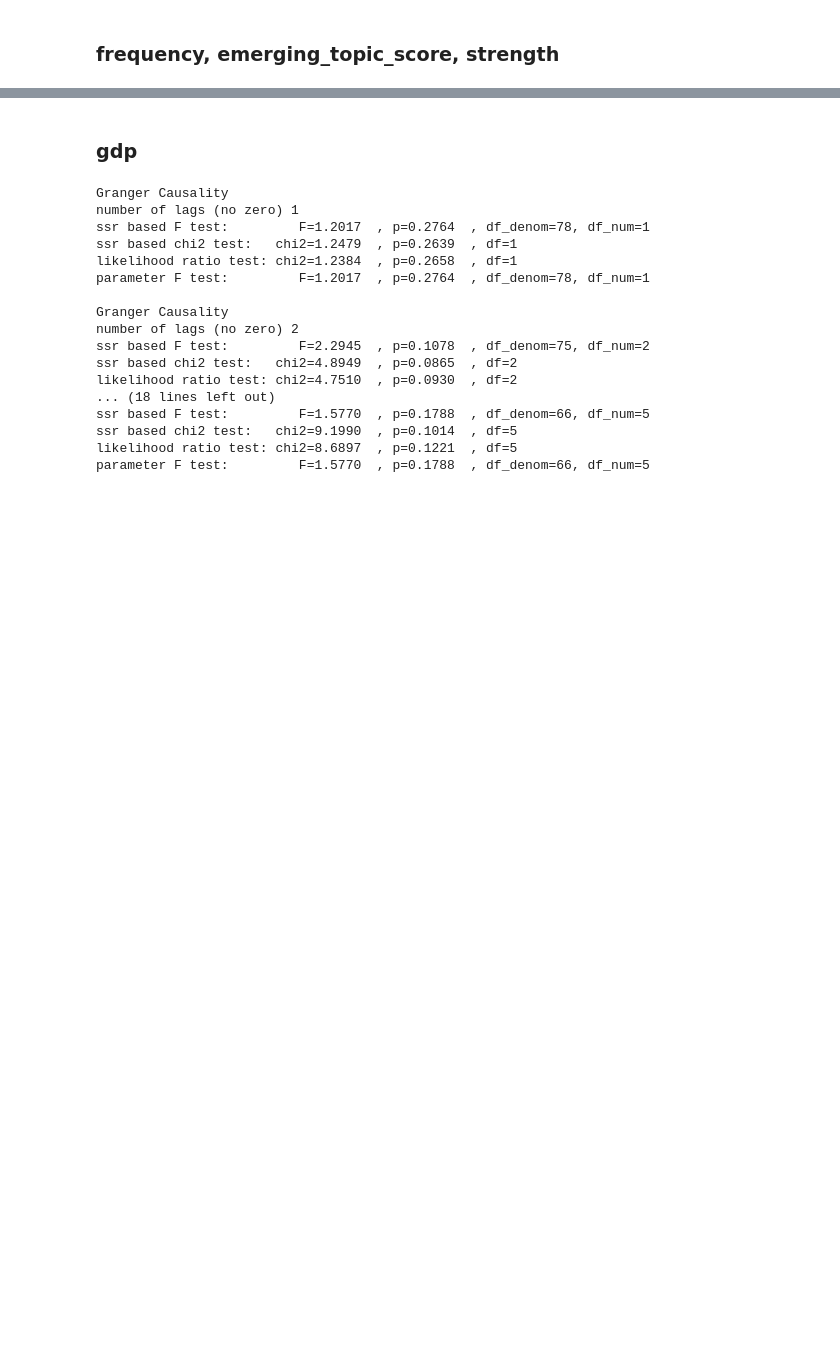
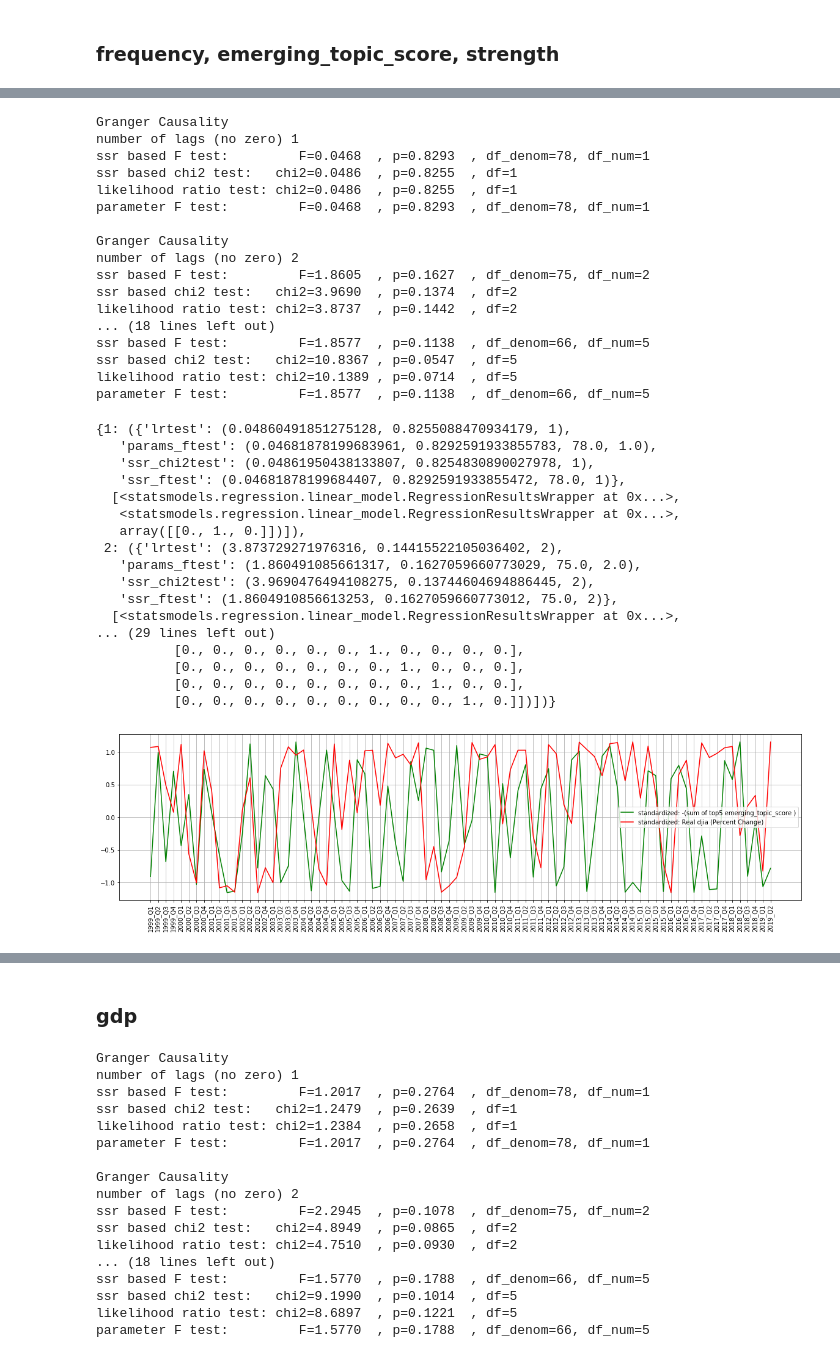
Before and after one commit to fagan2888/bis_speeches_text_bigram_frequency, a Jupyter notebook: source/check_granger_causality_Frequency_rolling_gdp_unemployment_interest-rate_ted.ipynb, the cells around one changed output, grey strips where cells are left out. Saved outputs shown, nothing was run; the diff lists cells and outputs as text; code cells hidden in the pictures; blank space fills up the shorter version.

```diff
--- a/source/check_granger_causality_Frequency_rolling_gdp_unemployment_interest-rate_ted.ipynb
+++ b/source/check_granger_causality_Frequency_rolling_gdp_unemployment_interest-rate_ted.ipynb
@@ -137,0 +171,45 @@ plt.rcParams["figure.figsize"] = (20,5)
+# %%
+index_name = 'djia'
+i = 'emerging_topic_score'
+x_ = proposed_data_x_dict[i][index_name]
+y_ = fred_data_y_dict[index_name]
+x_ticks_list = period_dict[index_name]
+x_label = 'standardized: -(sum of top5 ' + i +' )'
+y_label = 'standardized: Real '+ index_name +' (Percent Change)'
+show_plt_chart_rolling(x_, y_, x_ticks_list,rolling_window, x_label, y_label)
+# %% [output]
+Granger Causality
+number of lags (no zero) 1
+ssr based F test:         F=0.0468  , p=0.8293  , df_denom=78, df_num=1
+ssr based chi2 test:   chi2=0.0486  , p=0.8255  , df=1
+likelihood ratio test: chi2=0.0486  , p=0.8255  , df=1
+parameter F test:         F=0.0468  , p=0.8293  , df_denom=78, df_num=1
+
+Granger Causality
+number of lags (no zero) 2
+ssr based F test:         F=1.8605  , p=0.1627  , df_denom=75, df_num=2
+ssr based chi2 test:   chi2=3.9690  , p=0.1374  , df=2
+likelihood ratio test: chi2=3.8737  , p=0.1442  , df=2
+... (18 lines left out)
+ssr based F test:         F=1.8577  , p=0.1138  , df_denom=66, df_num=5
+ssr based chi2 test:   chi2=10.8367 , p=0.0547  , df=5
+likelihood ratio test: chi2=10.1389 , p=0.0714  , df=5
+parameter F test:         F=1.8577  , p=0.1138  , df_denom=66, df_num=5
+{1: ({'lrtest': (0.04860491851275128, 0.8255088470934179, 1),
+   'params_ftest': (0.04681878199683961, 0.8292591933855783, 78.0, 1.0),
+   'ssr_chi2test': (0.04861950438133807, 0.8254830890027978, 1),
+   'ssr_ftest': (0.04681878199684407, 0.8292591933855472, 78.0, 1)},
+  [<statsmodels.regression.linear_model.RegressionResultsWrapper at 0x...>,
+   <statsmodels.regression.linear_model.RegressionResultsWrapper at 0x...>,
+   array([[0., 1., 0.]])]),
+ 2: ({'lrtest': (3.873729271976316, 0.14415522105036402, 2),
+   'params_ftest': (1.860491085661317, 0.1627059660773029, 75.0, 2.0),
+   'ssr_chi2test': (3.9690476494108275, 0.13744604694886445, 2),
+   'ssr_ftest': (1.8604910856613253, 0.1627059660773012, 75.0, 2)},
+  [<statsmodels.regression.linear_model.RegressionResultsWrapper at 0x...>,
+... (29 lines left out)
+          [0., 0., 0., 0., 0., 0., 1., 0., 0., 0., 0.],
+          [0., 0., 0., 0., 0., 0., 0., 1., 0., 0., 0.],
+          [0., 0., 0., 0., 0., 0., 0., 0., 1., 0., 0.],
+          [0., 0., 0., 0., 0., 0., 0., 0., 0., 1., 0.]])])}
+[figure, added]
```
Also changed, not shown: parts of 6 cells of this notebook, 1 other file.
